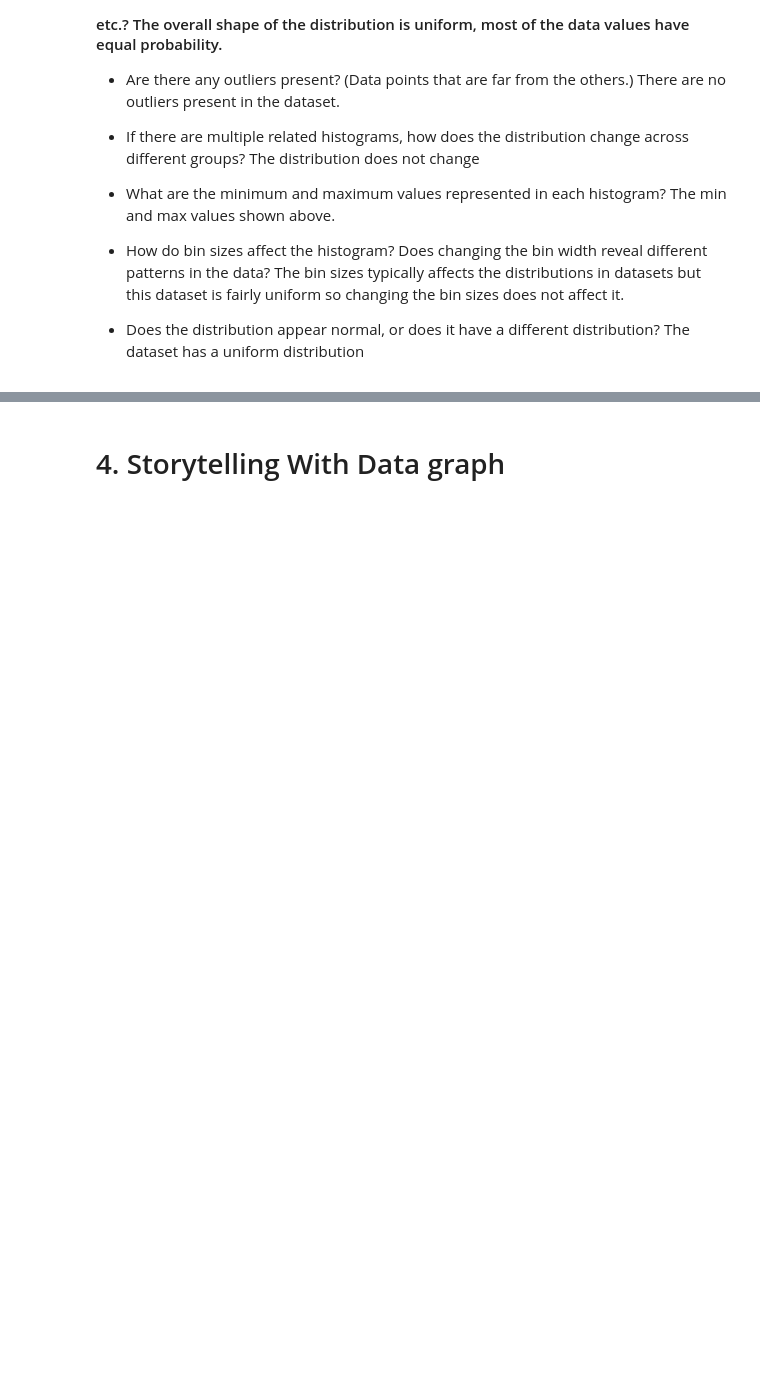
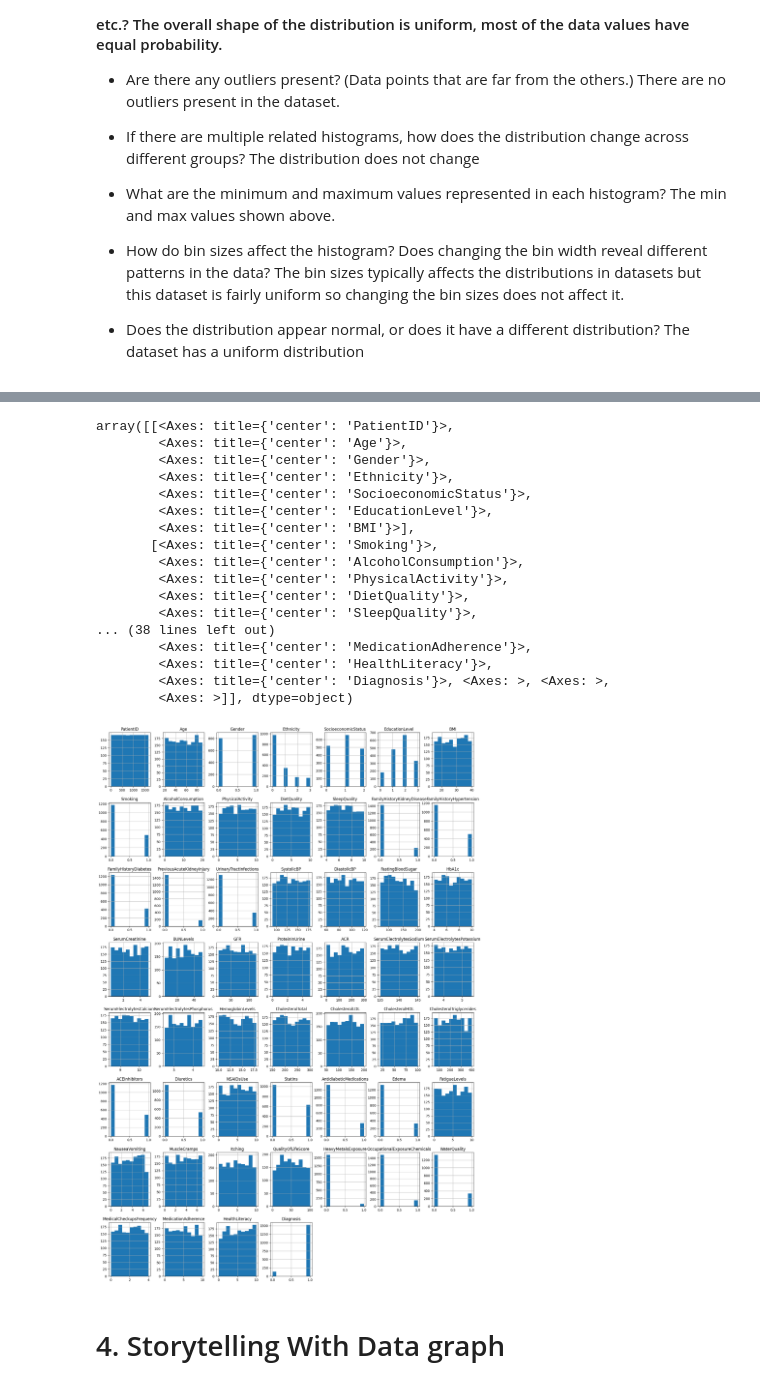
Before and after one commit to NaN522/AI-For-Leaders, a Jupyter notebook: ModB-Week4-Persaud-Nandalall.ipynb, the cells around one changed output, grey strips where cells are left out. Drawn from its saved outputs; the diff is of its cells as text; code cells hidden in the pictures; blank space fills up the shorter version.

```diff
--- a/ModB-Week4-Persaud-Nandalall.ipynb
+++ b/ModB-Week4-Persaud-Nandalall.ipynb
@@ -482,0 +485,2 @@ Glucose            70.0    199.0
+# %%
+kideny_disease_df= pd.read_csv('Chronic_Kidney_Dsease_data.csv')
@@ -483,3 +507,24 @@ Glucose            70.0    199.0
+# %%
+kideny_disease_df.hist(figsize=(20,30),bins=10)
+# %% [output]
+array([[<Axes: title={'center': 'PatientID'}>,
+        <Axes: title={'center': 'Age'}>,
+        <Axes: title={'center': 'Gender'}>,
+        <Axes: title={'center': 'Ethnicity'}>,
+        <Axes: title={'center': 'SocioeconomicStatus'}>,
+        <Axes: title={'center': 'EducationLevel'}>,
+        <Axes: title={'center': 'BMI'}>],
+       [<Axes: title={'center': 'Smoking'}>,
+        <Axes: title={'center': 'AlcoholConsumption'}>,
+        <Axes: title={'center': 'PhysicalActivity'}>,
+        <Axes: title={'center': 'DietQuality'}>,
+        <Axes: title={'center': 'SleepQuality'}>,
+... (38 lines left out)
+        <Axes: title={'center': 'MedicationAdherence'}>,
+        <Axes: title={'center': 'HealthLiteracy'}>,
+        <Axes: title={'center': 'Diagnosis'}>, <Axes: >, <Axes: >,
+        <Axes: >]], dtype=object)
+[figure, added]
 # %% [markdown]
 # 4. Storytelling With Data graph
 # %% [markdown]
```
Also changed, not shown: parts of 2 cells of this notebook.
